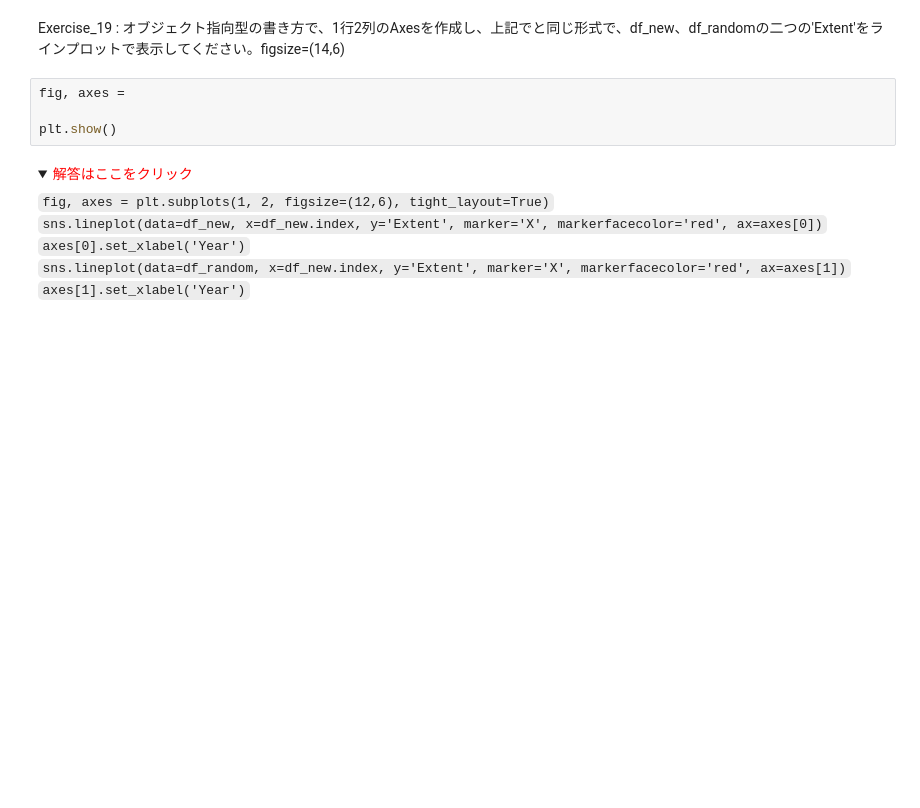
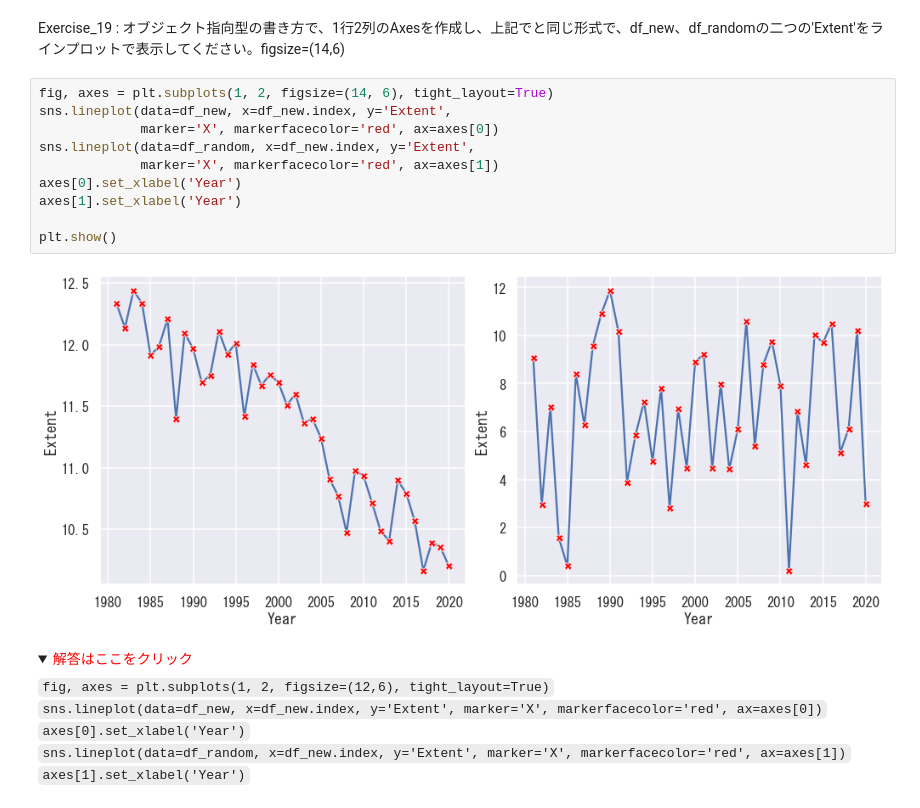
Before and after one commit to arata234/DataScience, a Jupyter notebook: pandas_practice/5_Dist_Rel_plot_exercise.ipynb, the cells around one changed output. Drawn from its saved outputs; the diff is of its cells as text; folded sections open; blank space fills up the shorter version.

```diff
--- a/pandas_practice/5_Dist_Rel_plot_exercise.ipynb
+++ b/pandas_practice/5_Dist_Rel_plot_exercise.ipynb
@@ -369,9 +375,17 @@ df_random.head(3)
 # %% [markdown]
 Exercise_19 : オブジェクト指向型の書き方で、1行2列のAxesを作成し、上記でと同じ形式で、df_new、df_randomの二つの'Extent'をラインプロットで表示してください。figsize=(14,6)
 # %%
-fig, axes =
+fig, axes = plt.subplots(1, 2, figsize=(14, 6), tight_layout=True)
+sns.lineplot(data=df_new, x=df_new.index, y='Extent',
+             marker='X', markerfacecolor='red', ax=axes[0])
+sns.lineplot(data=df_random, x=df_new.index, y='Extent',
+             marker='X', markerfacecolor='red', ax=axes[1])
+axes[0].set_xlabel('Year')
+axes[1].set_xlabel('Year')
 
 plt.show()
+# %% [output]
+[figure, added]
 # %% [markdown]
 <details>
     <summary><font color='red'>解答はここをクリック</font></summary>
```
Also changed, not shown: parts of 1 cell of this notebook.
